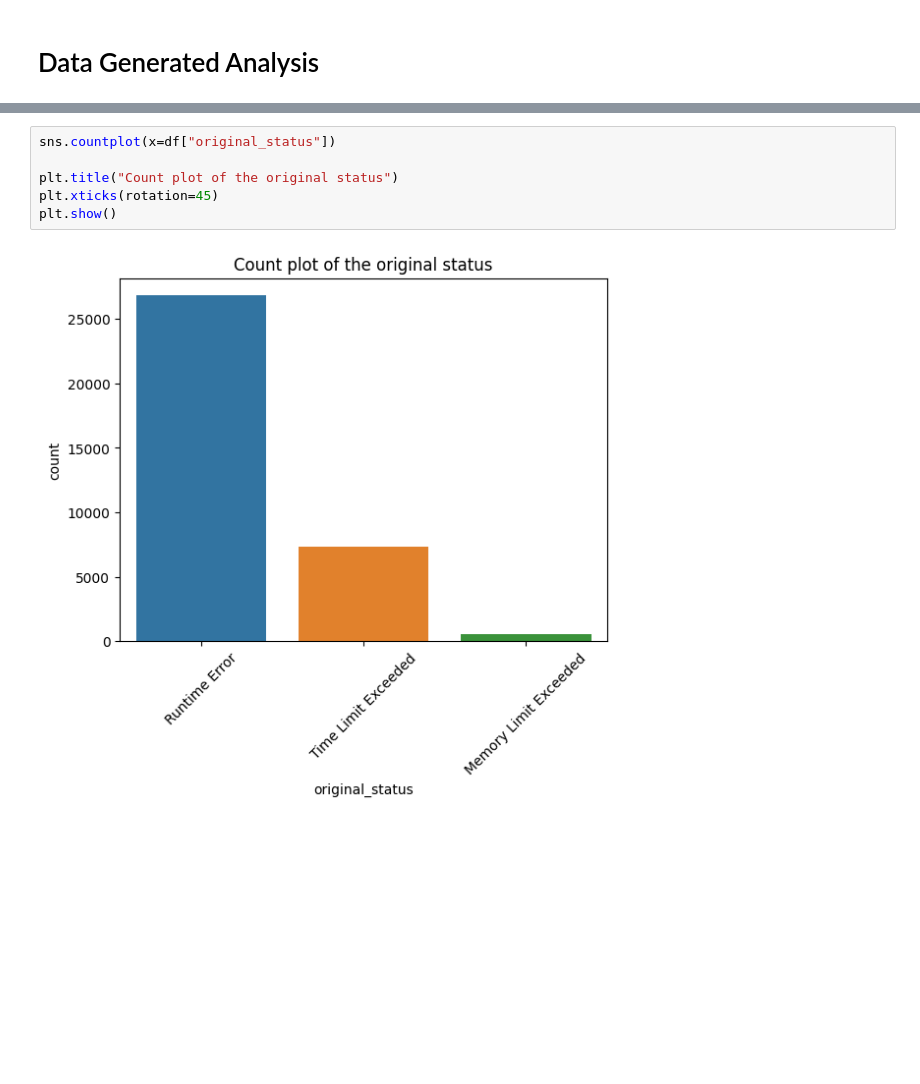
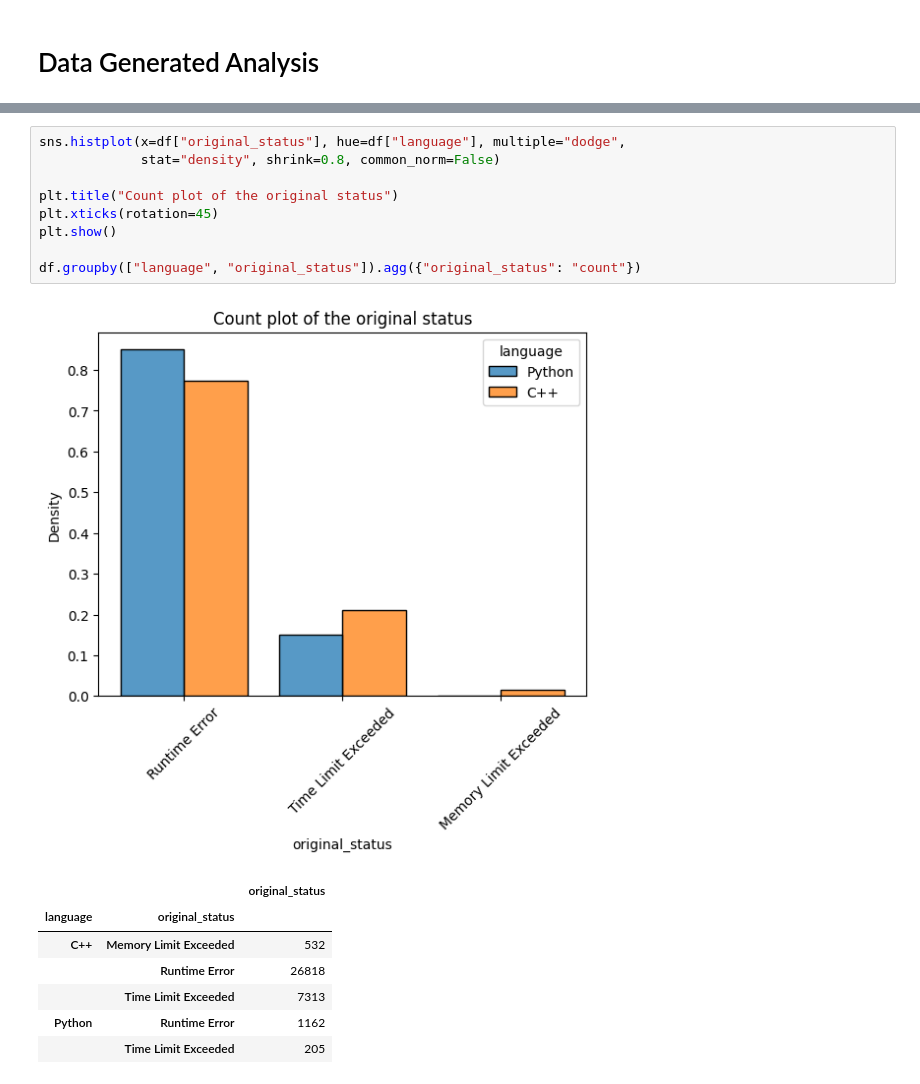
Before and after one commit to alexjercan/bug-detection, a Jupyter notebook: notebooks/EDA.ipynb, the cells around one changed output, grey strips where cells are left out. Saved outputs shown, nothing was run; the diff lists cells and outputs as text; blank space fills up the shorter version.

```diff
--- a/notebooks/EDA.ipynb
+++ b/notebooks/EDA.ipynb
@@ -55,8 +75,18 @@ plt.show()
 # %%
-sns.countplot(x=df["original_status"])
+sns.histplot(x=df["original_status"], hue=df["language"], multiple="dodge",
+             stat="density", shrink=0.8, common_norm=False)
 
 plt.title("Count plot of the original status")
 plt.xticks(rotation=45)
 plt.show()
+
+df.groupby(["language", "original_status"]).agg({"original_status": "count"})
 # %% [output]
-[figure, old version]
+[figure, new version]
+|  |  | original_status |
+| language | original_status |  |
+| C++ | Memory Limit Exceeded | 532 |
+|  | Runtime Error | 26818 |
+|  | Time Limit Exceeded | 7313 |
+| Python | Runtime Error | 1162 |
+|  | Time Limit Exceeded | 205 |
```
Also changed, not shown: parts of 10 cells of this notebook.
